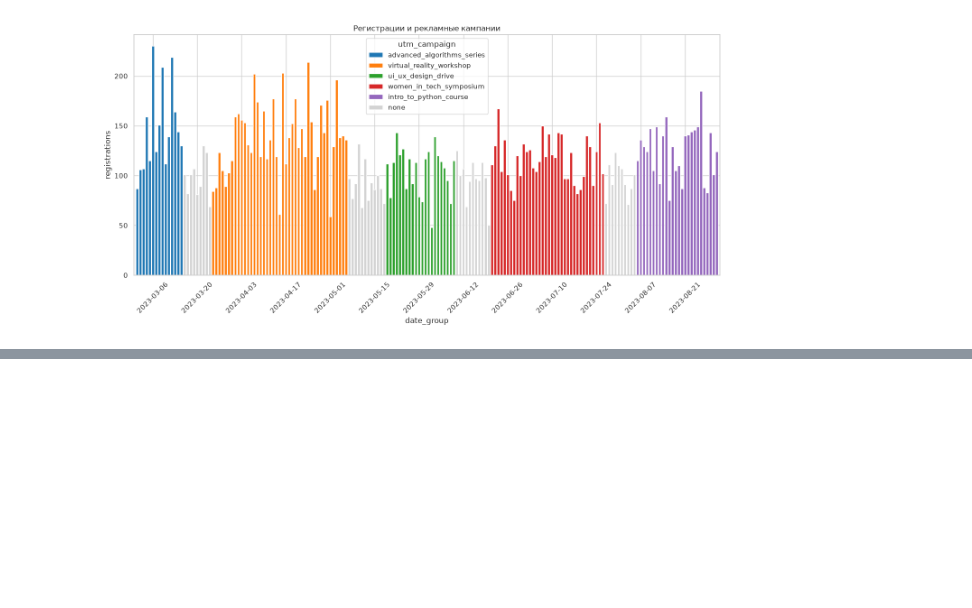
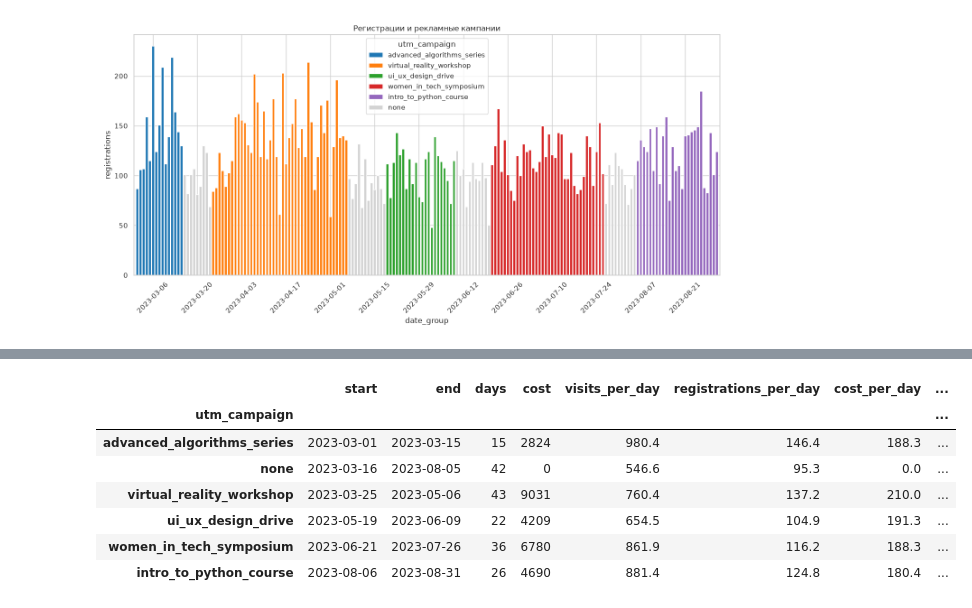
Before and after one commit to arnautovd/bi-analyst-project-100, a Jupyter notebook: charts_project.ipynb, the cells around one changed output, grey strips where cells are left out. Cells and saved outputs as stored; diff of their text form; code cells hidden in the pictures; blank space fills up the shorter version.

```diff
--- a/charts_project.ipynb
+++ b/charts_project.ipynb
@@ -494,0 +557,42 @@ save_chart(fig, 'registrations_by_campaign')
+# %%
+baseline = ads_conversion.loc[ads_conversion['utm_campaign'] == 'none', ['visits', 'registrations']].mean()
+
+campaign_summary = (
+    ads_conversion
+    .groupby('utm_campaign')
+    .agg(
+        start=('date_group', 'min'),
+        end=('date_group', 'max'),
+        days=('date_group', 'count'),
+        cost=('cost', 'sum'),
+        visits_per_day=('visits', 'mean'),
+        registrations_per_day=('registrations', 'mean'),
+        cost_per_day=('cost', 'mean'),
+        visits_total=('visits', 'sum'),
+        registrations_total=('registrations', 'sum'),
+    )
+    .sort_values('start')
+)
+campaign_summary['conversion'] = (
+    campaign_summary['registrations_total'] / campaign_summary['visits_total'] * 100
+)
+campaign_summary['extra_visits_per_day'] = campaign_summary['visits_per_day'] - baseline['visits']
+campaign_summary['extra_registrations_per_day'] = (
+    campaign_summary['registrations_per_day'] - baseline['registrations']
+)
+campaign_summary['cost_per_extra_registration'] = (
+    campaign_summary['cost_per_day'] / campaign_summary['extra_registrations_per_day']
+).where(campaign_summary.index != 'none')
+
+numeric_columns = campaign_summary.select_dtypes('number').columns
+campaign_summary[numeric_columns] = campaign_summary[numeric_columns].round(1)
+campaign_summary.drop(columns=['visits_total', 'registrations_total'])
+# %% [output]
+|  | start | end | days | cost | visits_per_day | registrations_per_day | cost_per_day | ... |
+| utm_campaign |  |  |  |  |  |  |  | ... |
+| advanced_algorithms_series | 2023-03-01 | 2023-03-15 | 15 | 2824 | 980.4 | 146.4 | 188.3 | ... |
+| none | 2023-03-16 | 2023-08-05 | 42 | 0 | 546.6 | 95.3 | 0.0 | ... |
+| virtual_reality_workshop | 2023-03-25 | 2023-05-06 | 43 | 9031 | 760.4 | 137.2 | 210.0 | ... |
+| ui_ux_design_drive | 2023-05-19 | 2023-06-09 | 22 | 4209 | 654.5 | 104.9 | 191.3 | ... |
+| women_in_tech_symposium | 2023-06-21 | 2023-07-26 | 36 | 6780 | 861.9 | 116.2 | 188.3 | ... |
+| intro_to_python_course | 2023-08-06 | 2023-08-31 | 26 | 4690 | 881.4 | 124.8 | 180.4 | ... |
```
Also changed, not shown: parts of 5 cells of this notebook, 3 other files.
